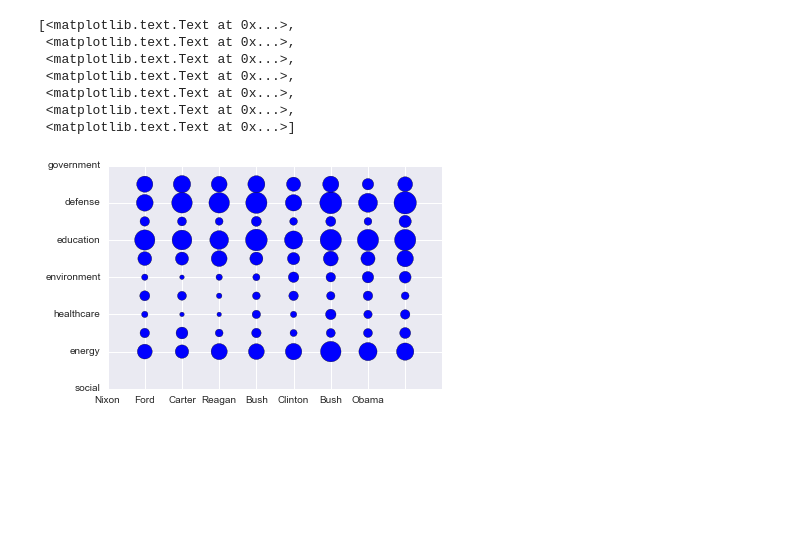
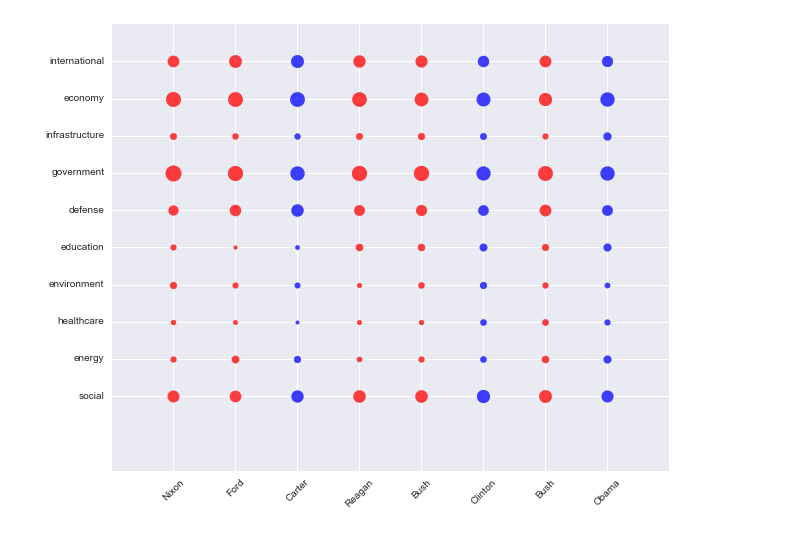
Before and after one commit to cal2227/EDAV-Project4, a Jupyter notebook: src/individual_presidents_by_topics_zscore2.ipynb, the cells around one changed output. Drawn from its saved outputs; the diff is of its cells as text; code cells hidden in the pictures; blank space fills up the shorter version.

```diff
--- a/src/individual_presidents_by_topics_zscore2.ipynb
+++ b/src/individual_presidents_by_topics_zscore2.ipynb
@@ -14,3 +20,7 @@ df = pd.read_json(utils.suas_with_topic_frequencies)
 # %%
 # drop jimmy carter written sua
 df = df[df['year'] != 1981]
+# %%
+sum_df = df.groupby(by='president').agg({topic: 'sum' for topic in stemmed_keywords.keys()})
+# %%
+sum_df['topics_sum'] = sum_df.sum(axis=1)
@@ -16,0 +40,2 @@ df = df[df['year'] != 1981]
+# %%
+frac_df = sum_df[[topic for topic in stemmed_keywords.keys()]].div(sum_df['topics_sum'], axis=0).reset_index()
@@ -34,3 +69,9 @@ for col in stemmed_keywords.keys():
 # %%
 presidents_ordered = ['Richard Nixon', 'Gerald R. Ford', 'Jimmy Carter', 'Ronald Reagan', 'George H.W. Bush',
                       'William J. Clinton', 'George W. Bush', 'Barack Obama']
+# %%
+def plot_color(political_party):
+    if political_party == 'Republican':
+        return 'r'
+    else:
+        return 'b'
@@ -37,16 +94,13 @@ presidents_ordered = ['Richard Nixon', 'Gerald R. Ford', 'Jimmy Carter', 'Ronald
 # %%
 fig, ax = plt.subplots()
 for i, president in enumerate(presidents_ordered):
     for j, topic in enumerate(stemmed_keywords.keys()):
-        ax.scatter(i, j, s=zscore_df[zscore_df['president'] == president][topic]*10)
-ax.set_xticklabels([p.split(' ')[-1] for p in presidents_ordered])
+        frac = frac_df[frac_df['president'] == president][topic]
+        party = df[df['president'] == president]['political_party'].iloc[0]
+        ax.scatter(i, j, s=frac*1000, color=plot_color(party), alpha=0.75)
+ax.set_xticklabels([''] + [p.split(' ')[-1] for p in presidents_ordered], rotation=45)
 ax.set_yticklabels(list(stemmed_keywords.keys()))
+ax.set_yticks(list(range(0, len(list(stemmed_keywords.keys())))))
+fig.set_size_inches(10, 8)
 # %% [output]
-[<matplotlib.text.Text at 0x...>,
- <matplotlib.text.Text at 0x...>,
- <matplotlib.text.Text at 0x...>,
- <matplotlib.text.Text at 0x...>,
- <matplotlib.text.Text at 0x...>,
- <matplotlib.text.Text at 0x...>,
- <matplotlib.text.Text at 0x...>]
-[figure, old version]
+[figure, new version]
```
Also changed, not shown: parts of 11 cells of this notebook, 1 other file.
